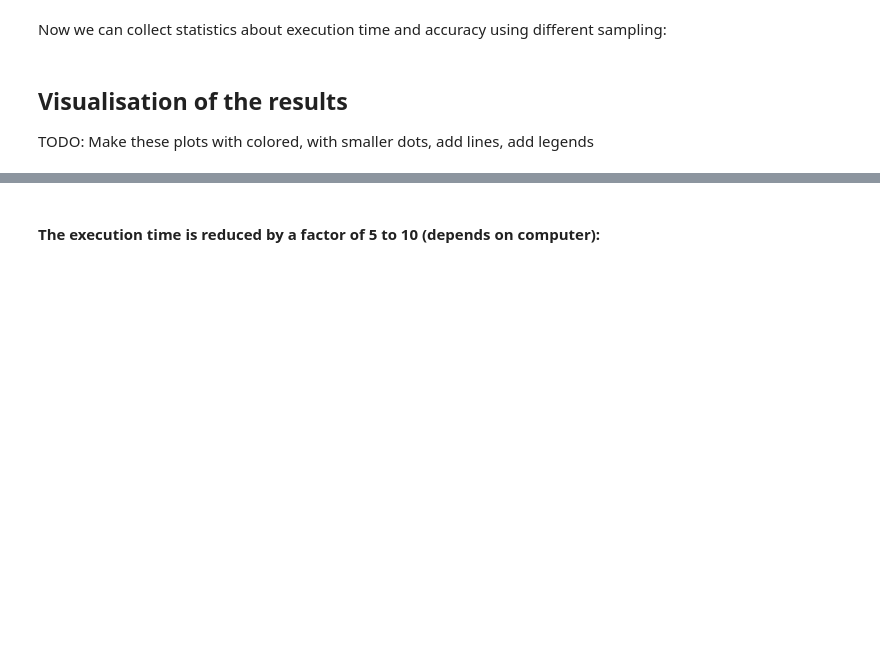
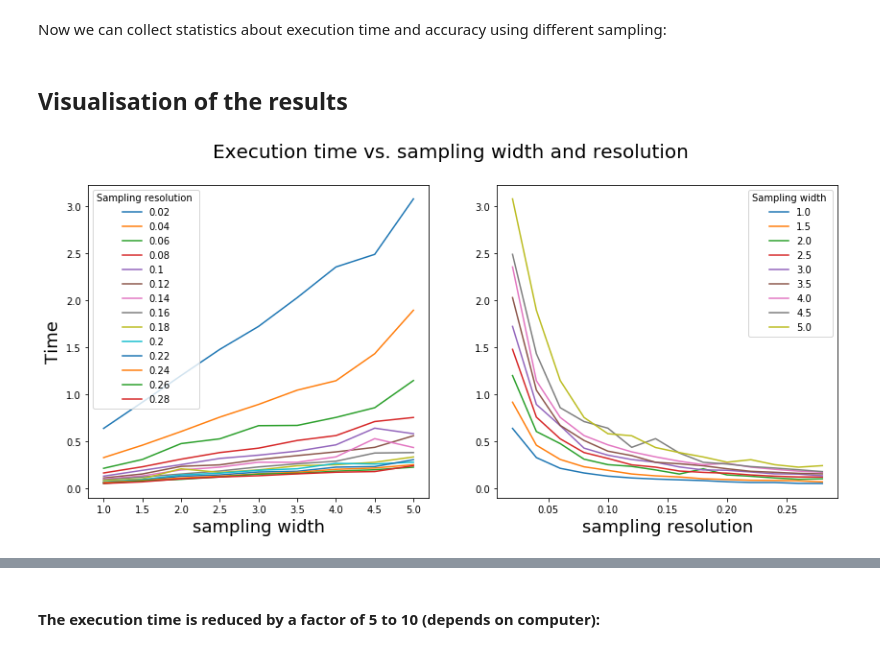
Before and after one commit to scattering-central/xrsdkit, a Jupyter notebook: examples/spherical_normal_saxs_benchmark.ipynb, the cells around one changed output, grey strips where cells are left out. Drawn from its saved outputs; the diff is of its cells as text; code cells hidden in the pictures; blank space fills up the shorter version.

```diff
--- a/examples/spherical_normal_saxs_benchmark.ipynb
+++ b/examples/spherical_normal_saxs_benchmark.ipynb
@@ -41,7 +41,7 @@ samp_res = np.arange(0.02, 0.3, 0.02)
 # %% [markdown]
 Now we can collect statistics about execution time and accuracy using different sampling:
 # %%
-stat = []
+stat = pd.DataFrame(columns = ["samp_width", "samp_resolution", "time", "max_abs_log_error"])
 n_samp = len(r0) * len(sigma)
 n_qpts = len(q)
 for w in samp_width:
@@ -54,25 +54,36 @@ for w in samp_width:
         t = time()-t0
 
         #compare the result with the result that we got using high sampling:
-        max_diff = [max(np.absolute(I[i]-I_new[i])) for i in range(n_samp)]
-        abs_error = [sum(np.absolute(I[i]-I_new[i]))/n_qpts for i in range(n_samp)]
         max_abs_log_error = [max(np.log10(I[i])-np.log10(I_new[i])) for i in range(n_samp)]
 
-        stat.append([w, res, t, np.mean(max_diff), np.mean(abs_error), np.mean(max_abs_log_error)])
-stat = np.array(stat)
+        stat = stat.append({"samp_width": w,"samp_resolution": res, "time": t,
+                            "max_abs_log_error": np.mean(max_abs_log_error) },
+                           ignore_index=True)
-# %% [markdown]
-## Visualisation of the results
-
-TODO: Make these plots with colored, with smaller dots, add lines, add legends
+# %% [markdown]
+## Visualisation of the results
 # %%
 from matplotlib import pyplot as plt
-fig, axes = plt.subplots(nrows=1, ncols=2, figsize=(12,4))
+%matplotlib inline
+
+fig, axes = plt.subplots(nrows=1, ncols=2, figsize=(14,6))
 st = fig.suptitle("Execution time vs. sampling width and resolution", fontsize=20)
 
-axes[0].scatter(stat[ : ,0],stat[ : ,2])
-axes[1].scatter(stat[ : ,1],stat[ : ,2])
+for r in samp_res:
+    df = stat[stat.samp_resolution == r]
+    line, = axes[0].plot(df.samp_width,df.time, label='Inline label')
+    line.set_label( str(r))
+    axes[0].legend(title ='Sampling resolution ')
+
+for w in samp_width:
+    df = stat[stat.samp_width == w]
+    line, = axes[1].plot(df.samp_resolution,df.time)
+    line.set_label( str(w))
+    axes[1].legend(title ='Sampling width ')
+
 axes[0].set_ylabel('Time', fontsize=18)
 axes[1].yaxis.label.set_visible(False)
 axes[0].set_xlabel('sampling width',fontsize=18)
 axes[1].set_xlabel('sampling resolution', fontsize=18);
+# %% [output]
+[figure, added]
 # %%
```
Also changed, not shown: parts of 10 cells of this notebook.
